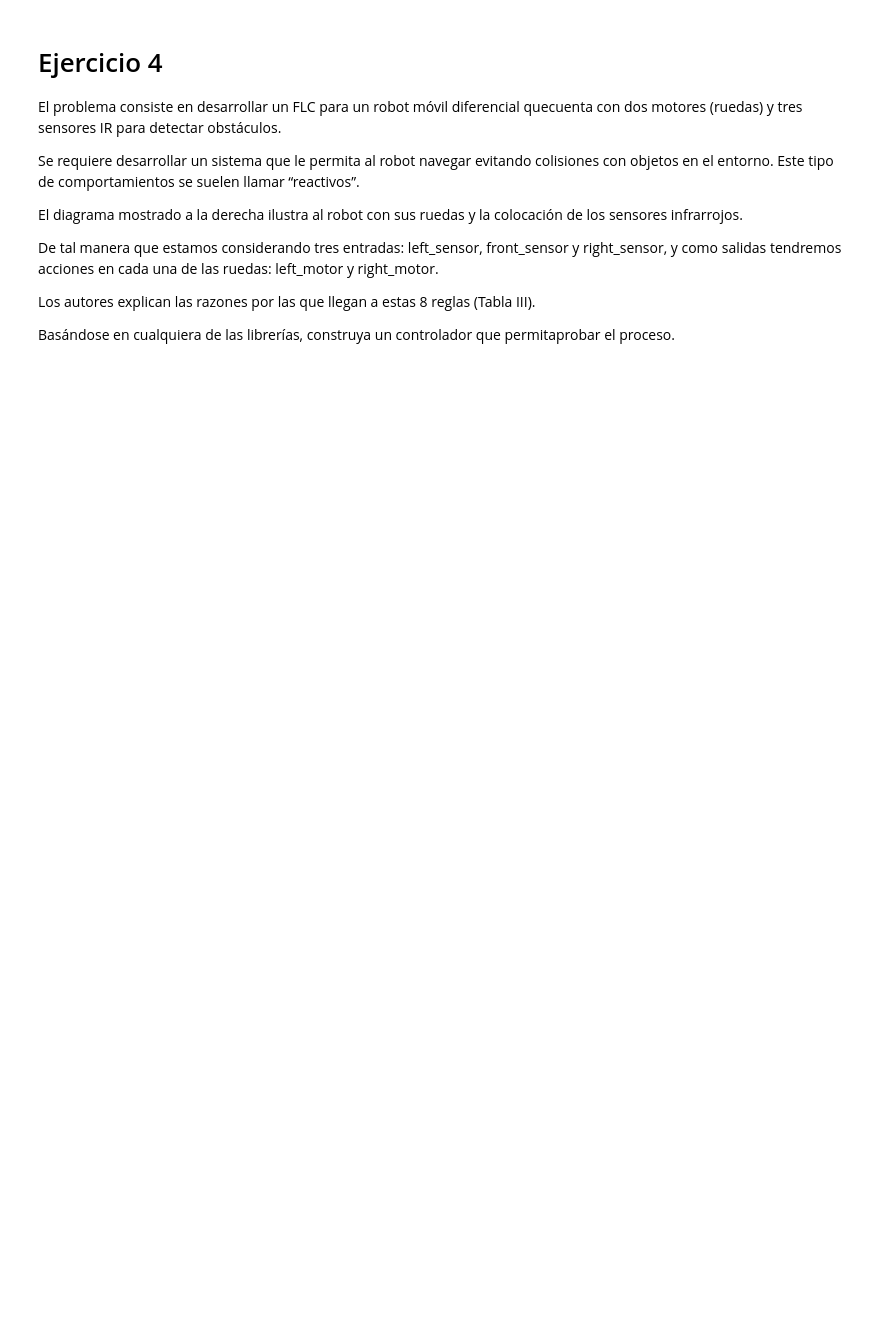
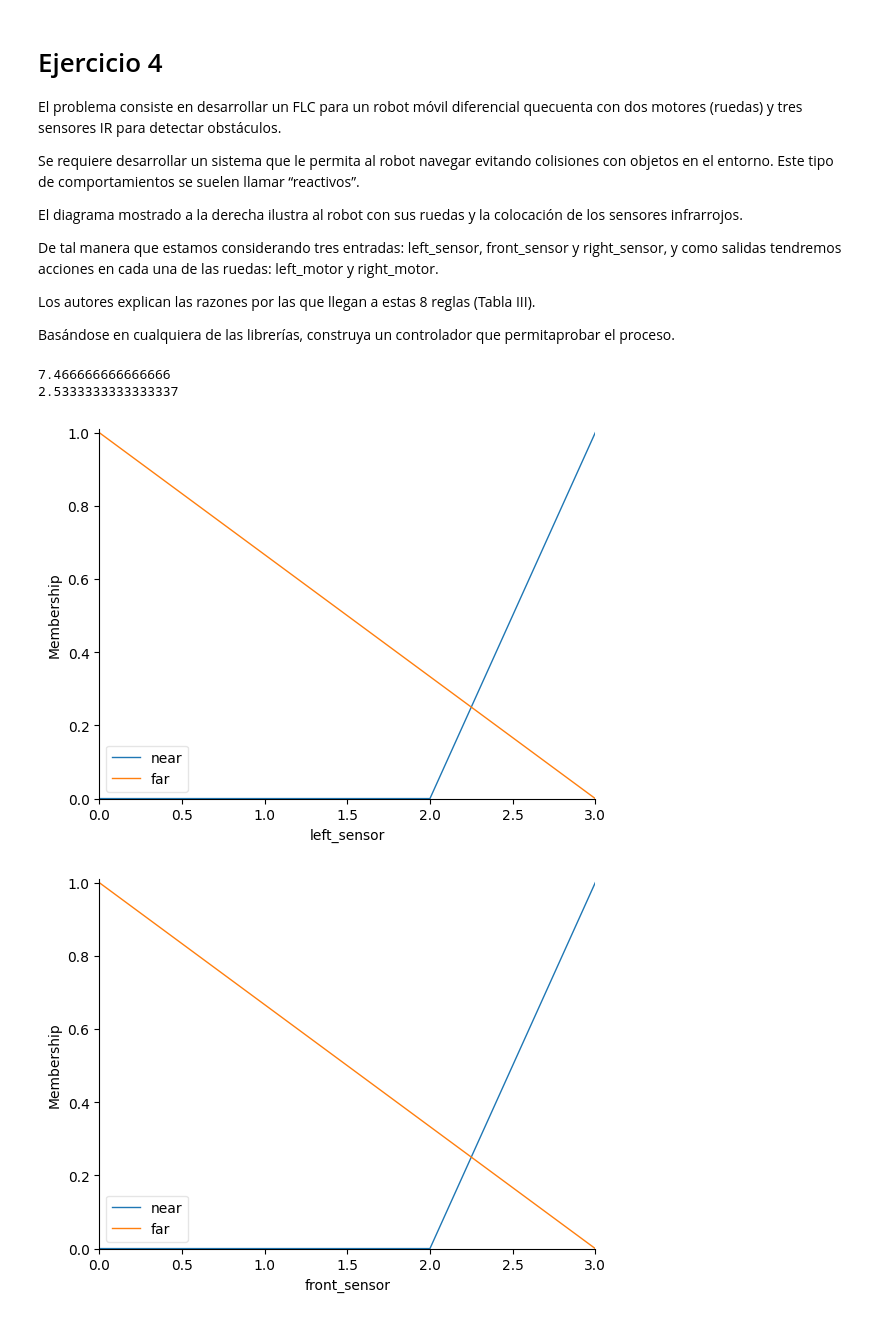
Before and after one commit to NoeRosales22/LabFLC, a Jupyter notebook: FuzzyControlLab.ipynb, the cells around one changed output. Drawn from its saved outputs; the diff is of its cells as text; code cells hidden in the pictures; blank space fills up the shorter version.

```diff
--- a/FuzzyControlLab.ipynb
+++ b/FuzzyControlLab.ipynb
@@ -354,3 +357,75 @@ De tal manera que estamos considerando tres entradas: left_sensor, front_sensor
 Los autores explican las razones por las que llegan a estas 8 reglas (Tabla III).
 
 Basándose en cualquiera de las librerías, construya un controlador que permitaprobar el proceso.
+# %%
+import numpy as np
+import skfuzzy as fuzz
+from skfuzzy import control as ctrl
+
+# New Antecedent/Consequent objects hold universe variables and membership
+# functions
+left_sensor = ctrl.Antecedent(np.arange(0, 4, 1), 'left_sensor')
+front_sensor = ctrl.Antecedent(np.arange(0, 4, 1), 'front_sensor')
+right_sensor = ctrl.Antecedent(np.arange(0, 4, 1), 'right_sensor')
+left_motor = ctrl.Consequent(np.arange(0, 11, 1), 'left_motor')
+right_motor = ctrl.Consequent(np.arange(0, 11, 1), 'right_motor')
+
+# Custom membership functions
+left_sensor['near'] = fuzz.trimf(left_sensor.universe, [2, 3, 3])
+left_sensor['far'] = fuzz.trimf(left_sensor.universe, [0, 0, 3])
+
+left_sensor.view()
+
+front_sensor['near'] = fuzz.trimf(front_sensor.universe, [2, 3, 3])
+front_sensor['far'] = fuzz.trimf(front_sensor.universe, [0, 0, 3])
+
+front_sensor.view()
+
+right_sensor['near'] = fuzz.trimf(right_sensor.universe, [2, 3, 3])
+right_sensor['far'] = fuzz.trimf(right_sensor.universe, [0, 0, 3])
+
+right_sensor.view()
+
+left_motor['forward'] = fuzz.trapmf(left_motor.universe, [0, 0, 4, 6])
+left_motor['reverse'] = fuzz.trapmf(left_motor.universe, [4, 6, 10, 10])
+
+left_motor.view()
+
+right_motor['forward'] = fuzz.trapmf(right_motor.universe, [4, 6, 10, 10])
+right_motor['reverse'] = fuzz.trapmf(right_motor.universe, [0, 0, 4, 6])
+
+right_motor.view()
+
+# Rules
+
+rule1 = ctrl.Rule(left_sensor['far'] & front_sensor['far'] & right_sensor['far'], [left_motor['forward'], right_motor['forward']])
+rule2 = ctrl.Rule(left_sensor['far'] & front_sensor['far'] & right_sensor['near'], [left_motor['reverse'], right_motor['forward']])
+rule3 = ctrl.Rule(left_sensor['far'] & front_sensor['near'] & right_sensor['near'], [left_motor['reverse'], right_motor['forward']])
+rule4 = ctrl.Rule(left_sensor['far'] & front_sensor['near'] & right_sensor['far'], [left_motor['forward'], right_motor['reverse']])
+rule5 = ctrl.Rule(left_sensor['near'] & front_sensor['near'] & right_sensor['far'], [left_motor['forward'], right_motor['reverse']])
+rule6 = ctrl.Rule(left_sensor['near'] & front_sensor['near'] & right_sensor['near'], [left_motor['reverse'], right_motor['reverse']])
+rule7 = ctrl.Rule(left_sensor['near'] & front_sensor['far'] & right_sensor['near'], [left_motor['forward'], right_motor['reverse']])
+rule8 = ctrl.Rule(left_sensor['near'] & front_sensor['far'] & right_sensor['far'], [left_motor['forward'], right_motor['reverse']])
+
+motors_ctrl = ctrl.ControlSystem([rule1, rule2, rule3, rule4, rule5, rule6, rule7, rule8])
+
+motors = ctrl.ControlSystemSimulation(motors_ctrl)
+
+# Pass inputs to the ControlSystem using Antecedent labels
+motors.input['left_sensor'] = 4.0
+motors.input['front_sensor'] = 4.0
+motors.input['right_sensor'] = 4.0
+
+# Crunch the numbers
+motors.compute()
+
+print(motors.output['left_motor'])
+print(motors.output['right_motor'])
+
+left_motor.view(sim=motors)
+right_motor.view(sim=motors)
+# %% [output]
+7.466666666666666
+2.5333333333333337
+[figure, added]
+[figure, added]
```
Also changed, not shown: parts of 3 cells of this notebook.
